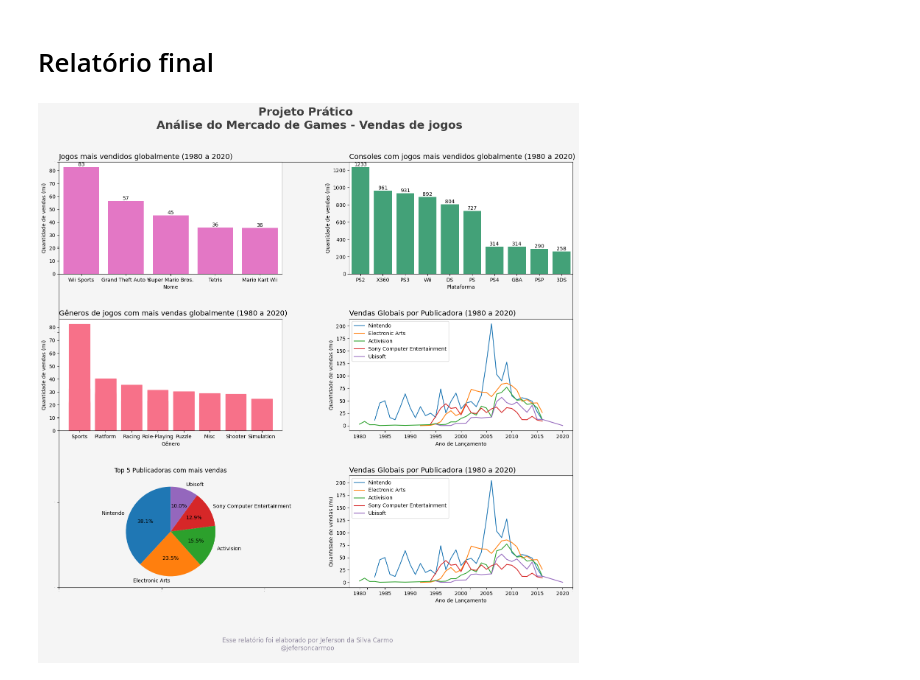
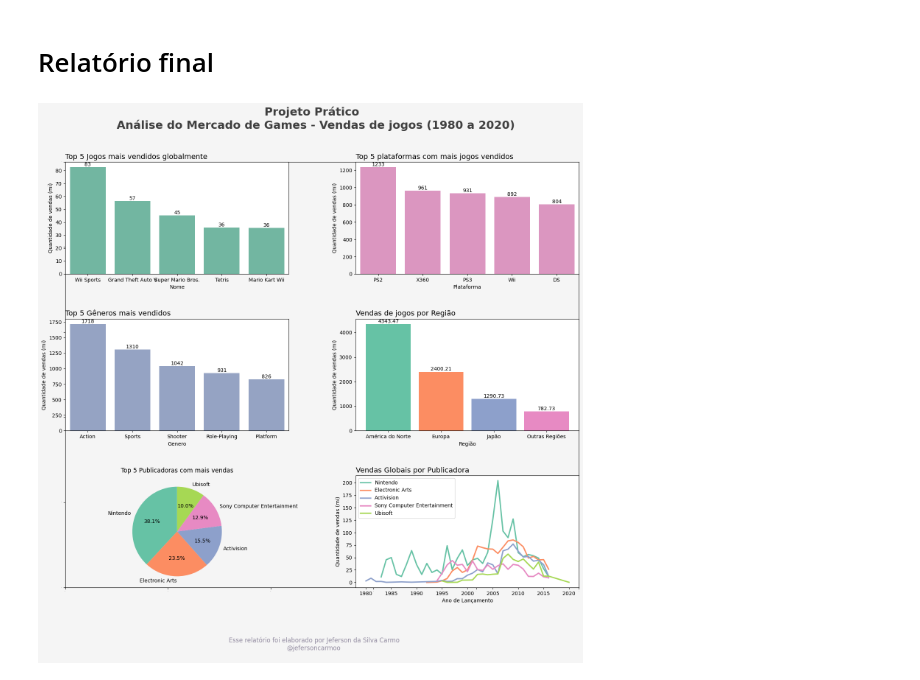
Before and after one commit to jefersoncarmoo/analise-vendas-games, a Jupyter notebook: Análise_Mercado_de_Games_Vendas_Globais.ipynb, the cells around one changed output. Drawn from its saved outputs; the diff is of its cells as text; code cells hidden in the pictures.

```diff
--- a/Análise_Mercado_de_Games_Vendas_Globais.ipynb
+++ b/Análise_Mercado_de_Games_Vendas_Globais.ipynb
@@ -100,6 +100,6 @@ Base_Dados.dropna(subset=['Ano_Lancamento'], inplace=True)
 # Análise Gráfica
 # %%
 #Criando uma paleta de cores para os gráficos
-Paleta_Cores = sns.color_palette('husl', 10)
+Paleta_Cores = sns.color_palette('Set2', 10)
 Paleta_Cores
 # %% [output]
@@ -169,0 +173,7 @@ plt.pie(
+# %%
+#Criando um dataframe que agrupa as vendas globais de jogos por gênero
+Analise_Generos = Base_Dados.groupby(['Genero'])['Vendas_Global'].sum().reset_index()
+#Organizando o dataframe análise em ordem
+Analise_Generos.sort_values(by='Vendas_Global', ascending=False, inplace=True)
+Analise_Generos.reset_index(drop=True, inplace=True)
+Analise_Generos.head()
@@ -288,12 +288,12 @@ plt.figure(figsize=(12, 6))
 
 # Percorrendo o dicionário e plotando cada publicadora
 for publicadora, df in Dicionario_Publicadoras.items():
-    plt.plot(df.index, df['Vendas_Global'], label=publicadora)
+    plt.plot(df.index, df['Vendas_Global'], label=publicadora, color=Paleta_Cores[publicadoras.index(publicadora)], linewidth=2.5)
 
 # Personalizando o gráfico
 plt.xlabel('Ano de Lançamento')
 plt.ylabel('Vendas Globais (milhões)')
-plt.title('Vendas Globais por Publicadora ao Longo dos Anos')
+plt.title('Vendas Globais por Publicadora')
 plt.legend()  # Adiciona legenda para diferenciar as publicadoras
 
 # Exibir o gráfico
@@ -315,7 +315,7 @@ fig.set_facecolor( Cor_Fundo )
 
 
 # Titulo da figura
-plt.suptitle('Projeto Prático \n Análise do Mercado de Games - Vendas de jogos', fontsize=22, color='#404040', fontweight=600)
+plt.suptitle('Projeto Prático \n Análise do Mercado de Games - Vendas de jogos (1980 a 2020)', fontsize=22, color='#404040', fontweight=600)
 
 # Parametros para o grid
 Linhas = 3
@@ -323,72 +323,74 @@ Colunas = 2
 
 # Acessando gráfico 1
 plt.subplot(Linhas, Colunas, 1)
-plt.title('Jogos mais vendidos globalmente (1980 a 2020)', loc='left', fontsize=14)
-ax = sns.barplot(data=Analise_Jogos.head(5), x='Nome', y='Vendas_Global', ci=None, color=Paleta_Cores[9], estimator=sum)
+plt.title('Top 5 Jogos mais vendidos globalmente', loc='left', fontsize=14)
+ax = sns.barplot(data=Analise_Jogos.head(5), x='Nome', y='Vendas_Global', ci=None, color=Paleta_Cores[0], estimator=sum)
 ax.bar_label(ax.containers[0], fmt='%.0f', fontsize=10)
 plt.ylabel('Quantidade de vendas (mi)');
 
 
 # Acessando gráfico 2
 plt.subplot(Linhas, Colunas, 2)
-plt.title('Consoles com jogos mais vendidos globalmente (1980 a 2020)', loc='left', fontsize=14)
-ax = sns.barplot(data=Analise_Plataformas.head(10), x='Plataforma', y='Vendas_Global', ci=None, color=Paleta_Cores[4], estimator=sum)
+plt.title('Top 5 plataformas com mais jogos vendidos', loc='left', fontsize=14)
+ax = sns.barplot(data=Analise_Plataformas.head(5), x='Plataforma', y='Vendas_Global', ci=None, color=Paleta_Cores[3], estimator=sum)
 ax.bar_label(ax.containers[0], fmt='%.0f', fontsize=10)
-plt.ylabel('Quantidade de vendas (mi)');
+plt.ylabel('Quantidade de vendas (mi)')
 
 
 
 # Acessando gráfico 3
 plt.subplot(Linhas, Colunas, 3)
-plt.title('Gêneros de jogos com mais vendas globalmente (1980 a 2020)', loc='left', fontsize=14)
-plt.bar(Base_Dados['Genero'].astype(str).head(16), Base_Dados['Vendas_Global'].head(16), color=Paleta_Cores[0], edgecolor=Paleta_Cores[0])
-plt.xlabel('Gênero')
+plt.title('Top 5 Gêneros mais vendidos', loc='left', fontsize=14)
+ax = sns.barplot(data=Analise_Generos.head(5), x='Genero', y='Vendas_Global', ci=None, color=Paleta_Cores[2], estimator=sum)
+ax.bar_label(ax.containers[0], fmt='%.0f', fontsize=10)
 plt.ylabel('Quantidade de vendas (mi)')
-plt.grid(False)
+
 
 # Acessando gráfico 4
 plt.subplot(Linhas, Colunas, 4)
-for publicadora, df in Dicionario_Publicadoras.items():
-    plt.plot(df.index, df['Vendas_Global'], label=publicadora)
-plt.xlabel('Ano de Lançamento')
+plt.title('Vendas de jogos por Região', loc='left', fontsize=14)
+
+for i in range(len(Rotulos)):
+    plt.bar(Rotulos[i], Valores[i], label=Rotulos[i], width=Largura_Barra, color=Paleta_Cores[i])
+    plt.text(Rotulos[i], Valores[i] + 1, f'{Valores[i]:.2f}', ha='center', va='bottom', fontsize=10)
+
+plt.xlabel('Região')
 plt.ylabel('Quantidade de vendas (mi)')
-plt.title('Vendas Globais por Publicadora (1980 a 2020)', loc='left', fontsize=14)
-plt.legend()
 plt.grid(False)
-
 
 # Acessando gráfico 5
 plt.subplot(Linhas, Colunas, 5)
 plt.title('Top 5 Publicadoras com mais vendas')
 plt.pie(
     Analise_Publicadoras['Vendas_Global'].head(5),  #Apenas os 5 primeiros registros da coluna de vendas globais
     labels=Analise_Publicadoras['Publicadora'].head(5),  #Apenas os 5 primeiros valores da coluna plataforma
     startangle=90,
     autopct='%1.1f%%',
+    colors=Paleta_Cores,
 )
 
 
 # Acessando gráfico 6
 plt.subplot(Linhas, Colunas, 6)
 for publicadora, df in Dicionario_Publicadoras.items():
-    plt.plot(df.index, df['Vendas_Global'], label=publicadora)
+    plt.plot(df.index, df['Vendas_Global'], label=publicadora, color=Paleta_Cores[publicadoras.index(publicadora)], linewidth=2.5)
 plt.xlabel('Ano de Lançamento')
 plt.ylabel('Quantidade de vendas (mi)')
-plt.title('Vendas Globais por Publicadora (1980 a 2020)', loc='left', fontsize=14)
+plt.title('Vendas Globais por Publicadora', loc='left', fontsize=14)
 plt.legend()
 plt.grid(False)
 
 
 # Ajustar o layout
 plt.subplots_adjust( hspace=0.4, wspace=0.3 )
 
 #Rodapé
 Rodape = '''
 Esse relatório foi elaborado por Jeferson da Silva Carmo
 @jefersoncarmoo
 '''
 
 # Incluindo o rodape no relatorio
 fig.text( 0.5, -0.02, Rodape, ha='center', va='bottom', size=12, color='#938ca1');
 # %% [output]
-[figure, old version]
+[figure, new version]
```
Also changed, not shown: parts of 13 cells of this notebook.
